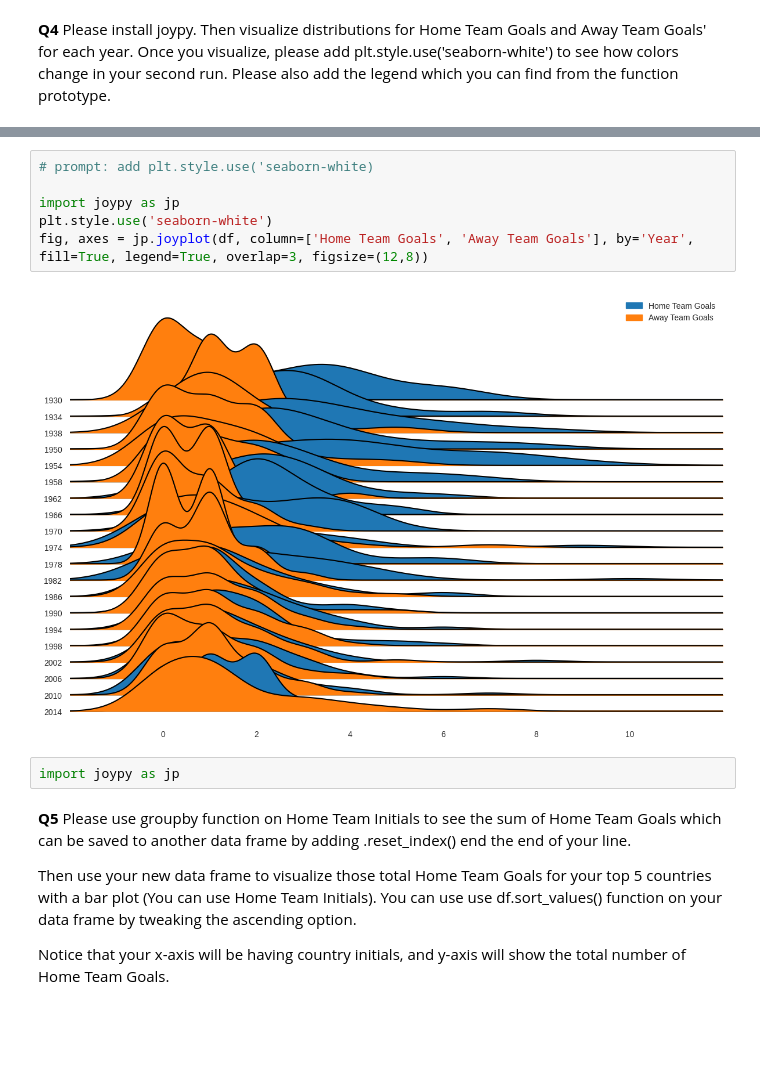
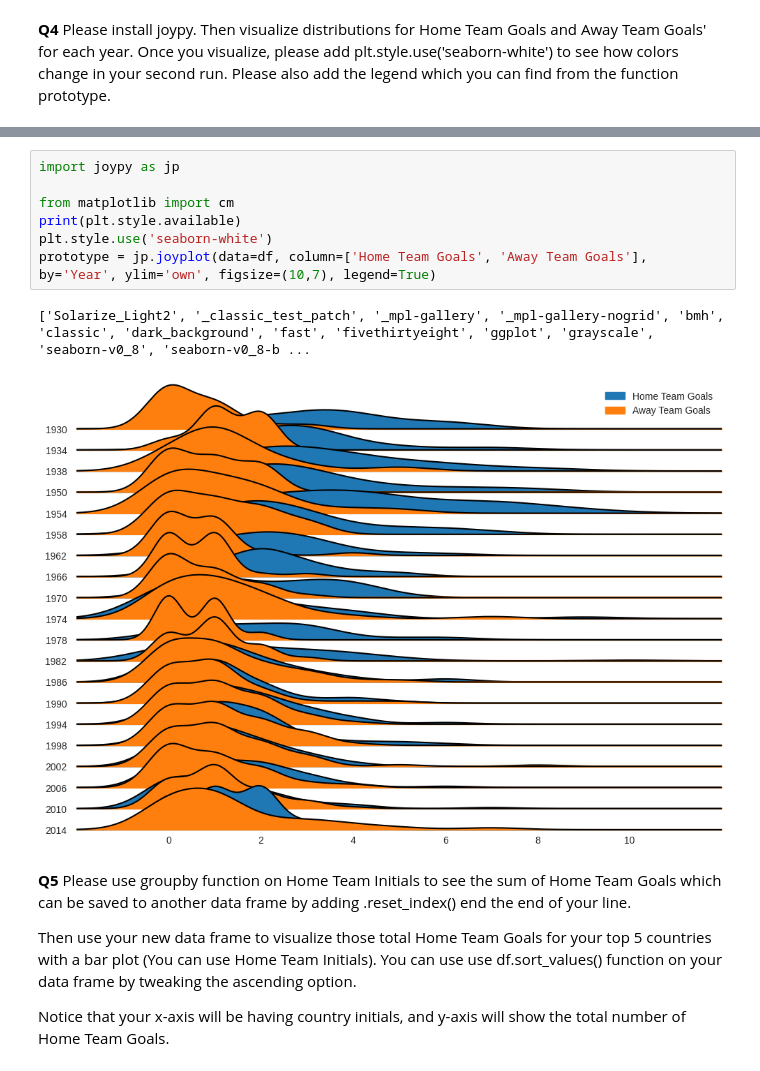
Before and after one commit to ashleydangelo/CSC-302, a Jupyter notebook: Copy_of_HW3.ipynb, the cells around one changed output, grey strips where cells are left out. Cells and saved outputs as stored; diff of their text form; blank space fills up the shorter version.

```diff
--- a/Copy_of_HW3.ipynb
+++ b/Copy_of_HW3.ipynb
@@ -79,13 +79,13 @@ Requirement already satisfied: six>=1.5 in /usr/local/lib/python3.10/dist-packag
 # %%
-# prompt: add plt.style.use('seaborn-white)
+import joypy as jp
 
-import joypy as jp
+from matplotlib import cm
+print(plt.style.available)
 plt.style.use('seaborn-white')
-fig, axes = jp.joyplot(df, column=['Home Team Goals', 'Away Team Goals'], by='Year', fill=True, legend=True, overlap=3, figsize=(12,8))
+prototype = jp.joyplot(data=df, column=['Home Team Goals', 'Away Team Goals'], by='Year', ylim='own', figsize=(10,7), legend=True)
 # %% [output]
+['Solarize_Light2', '_classic_test_patch', '_mpl-gallery', '_mpl-gallery-nogrid', 'bmh', 'classic', 'dark_background', 'fast', 'fivethirtyeight', 'ggplot', 'grayscale', 'seaborn-v0_8', 'seaborn-v0_8-b ...
-[figure, old version]
+[figure, new version]
-# %%
-import joypy as jp
 # %% [markdown]
 **Q5** Please use groupby function on Home Team Initials to see the sum of Home Team Goals which can be saved to another data frame by adding .reset_index() end the end of your line.
 
```
Also changed, not shown: parts of 16 cells of this notebook.
